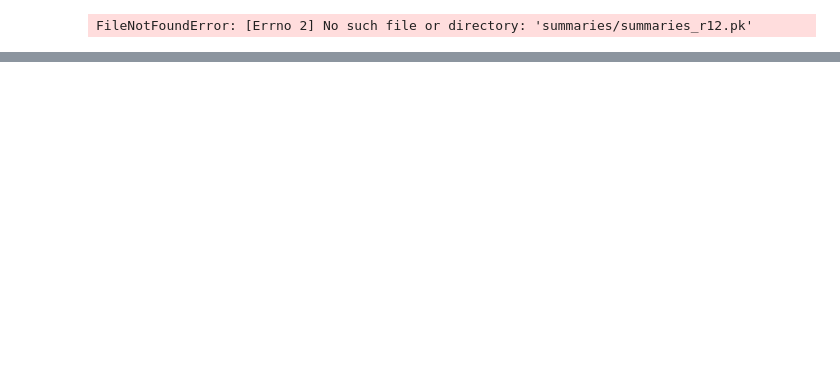
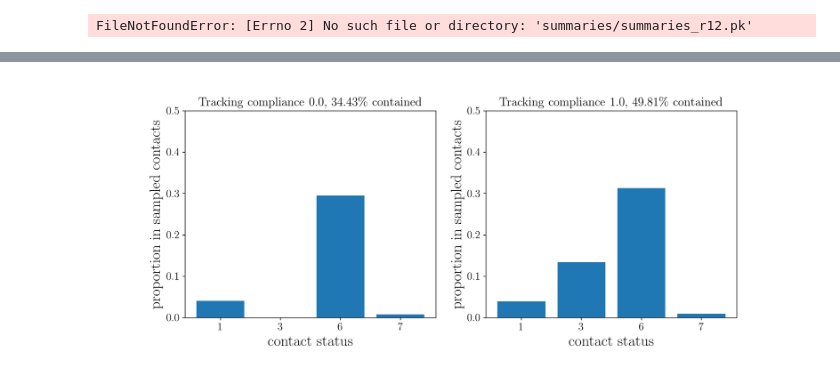
Before and after one commit to stanfordfuturebay/simulator, a Jupyter notebook: sim/Plot.ipynb, the cells around one changed output, grey strips where cells are left out. Drawn from its saved outputs; the diff is of its cells as text; code cells hidden in the pictures; blank space fills up the shorter version.

```diff
--- a/sim/Plot.ipynb
+++ b/sim/Plot.ipynb
@@ -97,3 +97,52 @@ for j, policy in enumerate(['advanced']):
+# %%
+'''
+(0) 0: SocialDistancingForAllMeasure`
+(1) 1: SocialDistancingForPositiveMeasure
+(2) 2: SocialDistancingByAgeMeasure`
+(3) 3: SocialDistancingForSmartTracing
+(4) 4: SocialDistancingForKGroups`
+(5) 5: UpperBoundCasesSocialDistancing`
+(6) 'resi/dead'
+(7) 'hosp'
+(8) 'site_measures'
+(9) not contained
+'''
+import matplotlib.pyplot as plt
+rpts = 2
+p_compliance = [0.0, 1.0]
+measures_deployed = [1,3,6,7]
+for j, policy in enumerate(['advanced']):
+    summaries_ = summaries_SD_6[policy]
+    f,axs = plt.subplots(1,2,figsize = (13,5))
+    for s, summary in enumerate(summaries_):
+        counts = np.zeros((10,))
+        for r in range(rpts):
+            for contact in summary.mob[r]:
+                if (not contact.data['i_contained']) and (not contact.data['j_contained'] ):
+                    counts[9] += 1
+                else:
+                    for i in range(6):
+                        if (i in contact.data['i_contained_by']) or (i in contact.data['j_contained_by']):
+                            counts[i] += 1
+                    if ('resi/dead' in contact.data['i_contained_by']) or ('resi/dead' in contact.data['j_contained_by']):
+                        counts[6] += 1
+                    if ('hosp' in contact.data['i_contained_by']) or ('hosp' in contact.data['j_contained_by']):
+                        counts[7] += 1
+                    if ('site_measures' in contact.data['i_contained_by']) or ('site_measures' in contact.data['j_contained_by']):
+                        counts[8] += 1
+        counts /= np.sum(counts)
+        axs[s].bar(range(1,len(measures_deployed)+1),counts[measures_deployed])
+        axs[s].set_title('Tracking compliance '+str(p_compliance[s])+', '+ str(round((1-counts[9])*100,2))+'\% contained')
+        axs[s].set_xlabel('contact status',fontsize = 20)
+        axs[s].set_ylabel('proportion in sampled contacts',fontsize = 20)
+        axs[s].set_xticks(range(1,len(measures_deployed)+1))
+        axs[s].set_xticklabels(measures_deployed)
+        axs[s].set_ylim(0,0.5)
+#plt.tight_layout()
+#plt.savefig('plots/contact_details.png',dpi=300)
+plt.show()
+# %% [output]
+[figure, added]
 # %%
 # TODO: Plot results of experiments_essential_fixed.py
 c=0
```
Also changed, not shown: parts of 1 cell of this notebook, 6 other files.
